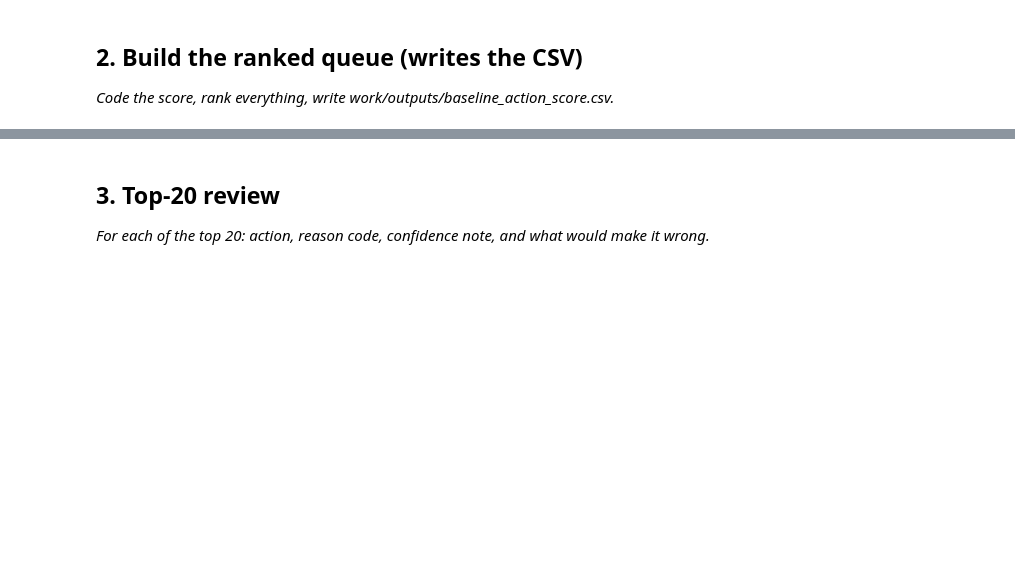
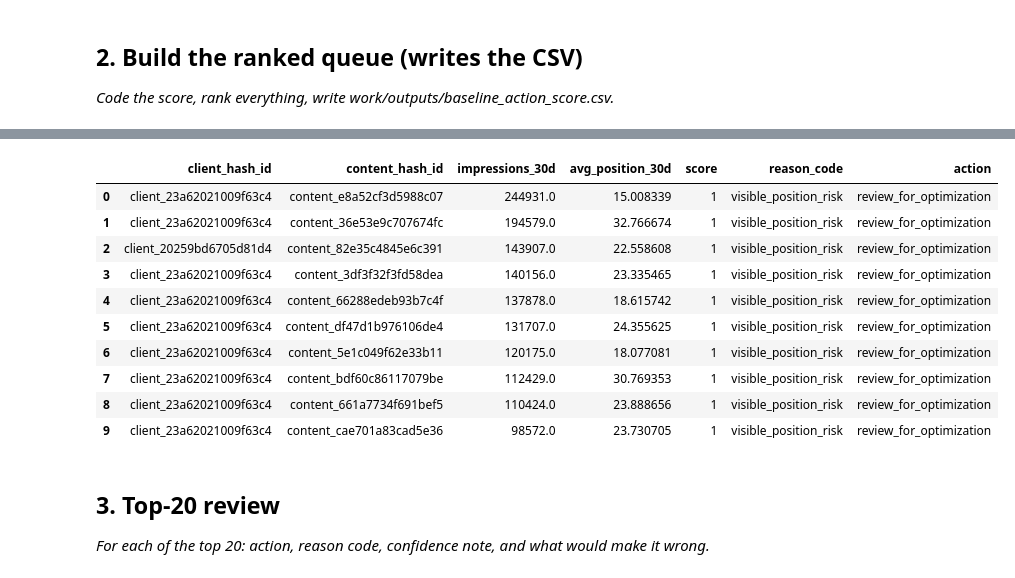
Before and after one commit to Ishwarsolanki-004/ML-internship-with-flyrank-ai, a Jupyter notebook: work/notebooks/w04_baseline_score.ipynb, the cells around one changed output, grey strips where cells are left out. Drawn from its saved outputs; the diff is of its cells as text; code cells hidden in the pictures; blank space fills up the shorter version.

```diff
--- a/work/notebooks/w04_baseline_score.ipynb
+++ b/work/notebooks/w04_baseline_score.ipynb
@@ -22,0 +181,80 @@ This skeleton is yours to fill. Work the sections **in order** — each one has
+# %%
+# Build the transparent baseline queue
+
+baseline_query = """
+WITH page_features AS (
+    SELECT
+        client_hash_id,
+        content_hash_id,
+
+        SUM(gsc_impressions) AS impressions_30d,
+
+        AVG(gsc_avg_position) FILTER (
+            WHERE gsc_avg_position > 0
+        ) AS avg_position_30d
+
+    FROM read_parquet(?)
+
+    WHERE gsc_data_available IS TRUE
+
+    GROUP BY
+        client_hash_id,
+        content_hash_id
+),
+
+scored AS (
+    SELECT
+        client_hash_id,
+        content_hash_id,
+        impressions_30d,
+        avg_position_30d,
+
+        CASE
+            WHEN impressions_30d >= 500
+             AND avg_position_30d >= 10
+            THEN 1
+            ELSE 0
+        END AS score,
+
+        CASE
+            WHEN impressions_30d >= 500
+             AND avg_position_30d >= 10
+            THEN 'visible_position_risk'
+            ELSE NULL
+        END AS reason_code,
+
+        CASE
+            WHEN impressions_30d >= 500
+             AND avg_position_30d >= 10
+            THEN 'review_for_optimization'
+            ELSE 'no_action'
+        END AS action
+
+    FROM page_features
+)
+
+SELECT *
+FROM scored
+ORDER BY
+    score DESC,
+    impressions_30d DESC
+"""
+
+baseline_df = con.execute(
+    baseline_query,
+    [file_path]
+).df()
+
+# Save the ranked queue
+output_path = "work/outputs/baseline_action_score.csv"
+
+import os
+os.makedirs("work/outputs", exist_ok=True)
+
+baseline_df.to_csv(output_path, index=False)
+
+print("Rows in ranked queue:", len(baseline_df))
+print("CSV written to:", output_path)
+print("\nTop 10:")
+baseline_df.head(10)
+# %% [output]
@@ -23,3 +265,14 @@ This skeleton is yours to fill. Work the sections **in order** — each one has
+|  | client_hash_id | content_hash_id | impressions_30d | avg_position_30d | score | reason_code | action |
+| 0 | client_23a62021009f63c4 | content_e8a52cf3d5988c07 | 244931.0 | 15.008339 | 1 | visible_position_risk | review_for_optimization |
+| 1 | client_23a62021009f63c4 | content_36e53e9c707674fc | 194579.0 | 32.766674 | 1 | visible_position_risk | review_for_optimization |
+| 2 | client_20259bd6705d81d4 | content_82e35c4845e6c391 | 143907.0 | 22.558608 | 1 | visible_position_risk | review_for_optimization |
+| 3 | client_23a62021009f63c4 | content_3df3f32f3fd58dea | 140156.0 | 23.335465 | 1 | visible_position_risk | review_for_optimization |
+| 4 | client_23a62021009f63c4 | content_66288edeb93b7c4f | 137878.0 | 18.615742 | 1 | visible_position_risk | review_for_optimization |
+| 5 | client_23a62021009f63c4 | content_df47d1b976106de4 | 131707.0 | 24.355625 | 1 | visible_position_risk | review_for_optimization |
+| 6 | client_23a62021009f63c4 | content_5e1c049f62e33b11 | 120175.0 | 18.077081 | 1 | visible_position_risk | review_for_optimization |
+| 7 | client_23a62021009f63c4 | content_bdf60c86117079be | 112429.0 | 30.769353 | 1 | visible_position_risk | review_for_optimization |
+| 8 | client_23a62021009f63c4 | content_661a7734f691bef5 | 110424.0 | 23.888656 | 1 | visible_position_risk | review_for_optimization |
+| 9 | client_23a62021009f63c4 | content_cae701a83cad5e36 | 98572.0 | 23.730705 | 1 | visible_position_risk | review_for_optimization |
 # %% [markdown]
 ## 3. Top-20 review
 
```
Also changed, not shown: parts of 22 cells of this notebook.
